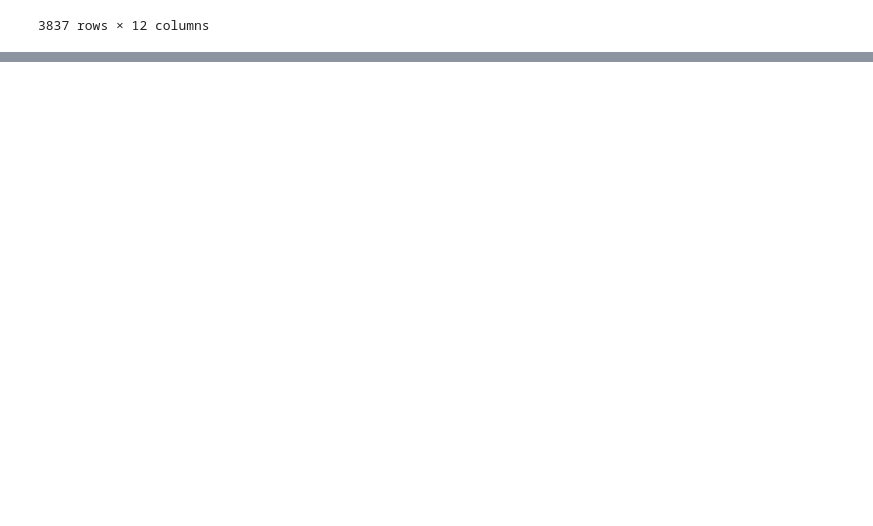
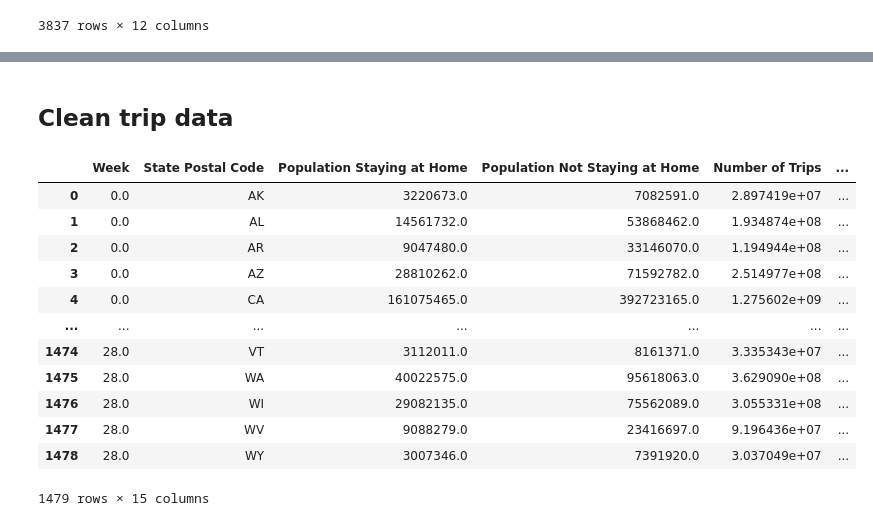
Before and after one commit to sheehy98/CovidMHealth, a Jupyter notebook: clean_data.ipynb, the cells around one changed output, grey strips where cells are left out. Cells and saved outputs as stored; diff of their text form; code cells hidden in the pictures; blank space fills up the shorter version.

```diff
--- a/clean_data.ipynb
+++ b/clean_data.ipynb
@@ -68,0 +73,21 @@ trips_data
+# %% [markdown]
+## Clean trip data
+# %%
+td = trips_data.groupby(by = ['Date', 'State Postal Code']).sum().drop(columns= ['State FIPS', 'County FIPS']).reset_index()
+td['Week'] = np.floor(td.index / 51 / 7)
+td2 = td.groupby(by = ['Week', 'State Postal Code']).sum().reset_index()
+td2
+# %% [output]
+|  | Week | State Postal Code | Population Staying at Home | Population Not Staying at Home | Number of Trips | ... |
+| 0 | 0.0 | AK | 3220673.0 | 7082591.0 | 2.897419e+07 | ... |
+| 1 | 0.0 | AL | 14561732.0 | 53868462.0 | 1.934874e+08 | ... |
+| 2 | 0.0 | AR | 9047480.0 | 33146070.0 | 1.194944e+08 | ... |
+| 3 | 0.0 | AZ | 28810262.0 | 71592782.0 | 2.514977e+08 | ... |
+| 4 | 0.0 | CA | 161075465.0 | 392723165.0 | 1.275602e+09 | ... |
+| ... | ... | ... | ... | ... | ... | ... |
+| 1474 | 28.0 | VT | 3112011.0 | 8161371.0 | 3.335343e+07 | ... |
+| 1475 | 28.0 | WA | 40022575.0 | 95618063.0 | 3.629090e+08 | ... |
+| 1476 | 28.0 | WI | 29082135.0 | 75562089.0 | 3.055331e+08 | ... |
+| 1477 | 28.0 | WV | 9088279.0 | 23416697.0 | 9.196436e+07 | ... |
+| 1478 | 28.0 | WY | 3007346.0 | 7391920.0 | 3.037049e+07 | ... |
+1479 rows × 15 columns
```
Also changed, not shown: parts of 4 cells of this notebook.
